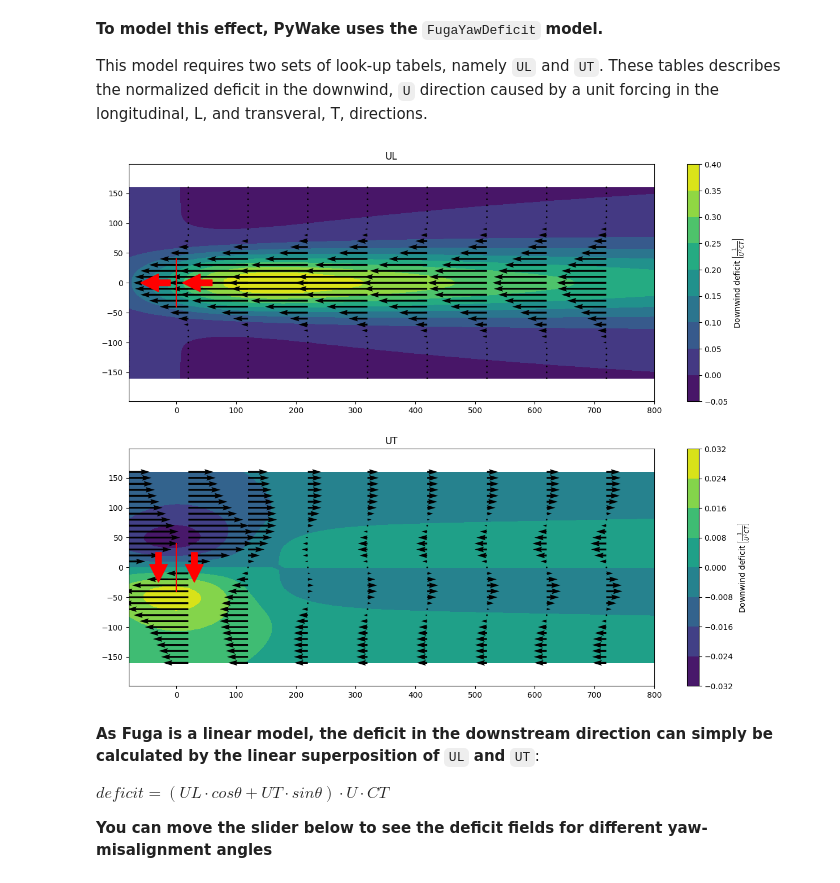
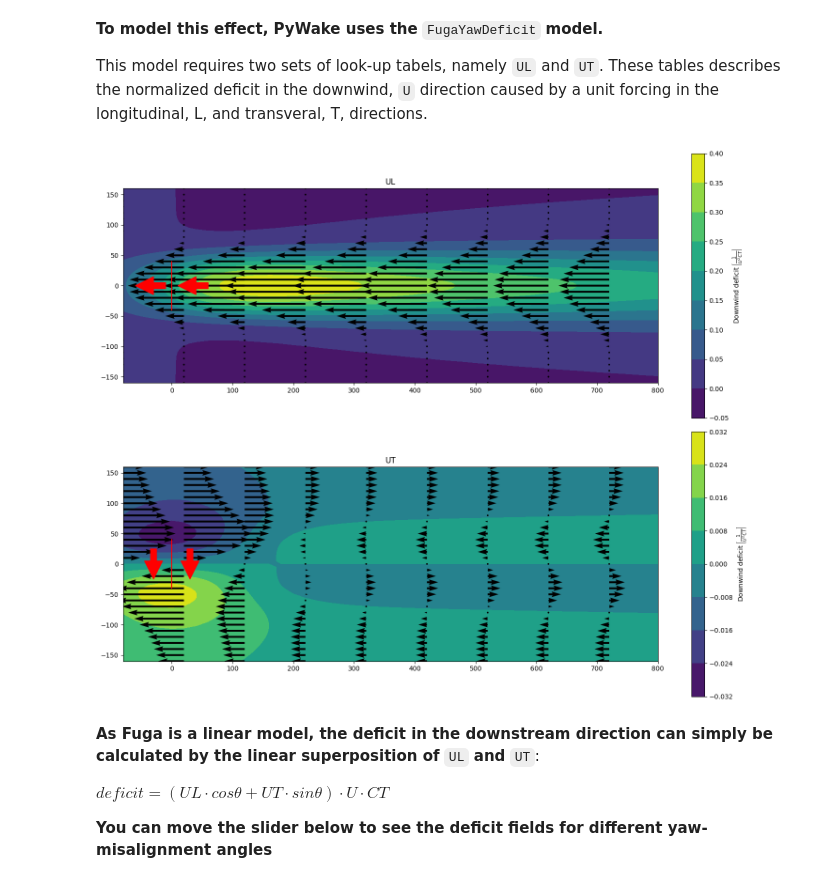
Before and after one commit to jchliao/pywake, a Jupyter notebook: docs/notebooks/YawMisalignment.ipynb, the cells around one changed output. Drawn from its saved outputs; the diff is of its cells as text; code cells hidden in the pictures.

Commit message:
Fuga updates

```diff
--- a/docs/notebooks/YawMisalignment.ipynb
+++ b/docs/notebooks/YawMisalignment.ipynb
@@ -35,9 +35,14 @@ from py_wake.deficit_models import FugaYawDeficit
 from py_wake.deflection_models import FugaDeflection
 from py_wake.examples.data.hornsrev1 import Hornsrev1Site
 from py_wake.flow_map import XYGrid
+from py_wake.utils import fuga_utils
+from py_wake.utils.plotting import setup_plot
 
 wt = V80()
 site = Hornsrev1Site()
+D = wt.diameter()
+R = D/2
+xi0,xi1,yi = 508, 553, 33 #upstream, downstream and crosswind regions to load
 # %% [markdown]
 ## Effect 1 - Change of operation due to reduced inflow wind speed
 
@@ -123,36 +128,26 @@ $deficit_{downwind} = deficit_{normal} cos \theta$
 This model requires two sets of look-up tabels, namely `UL` and `UT`. These tables describes the normalized deficit in the downwind, `U` direction caused by a unit forcing in the longitudinal, L, and transveral, T, directions.
 # %%
 fuga = FugaYawDeficit(tfp + 'fuga/2MW/Z0=0.00001000Zi=00400Zeta0=0.00E+00.nc')
-D = 80
-R = D/2
-x0,x1,y = 1,10,2 #upstream, downstream and crosswind regions to load [D]
-xi0 = int(512-x0/(fuga.dx/D))
-xi1 = int(512+x1/(fuga.dx/D))+1
-yi = int(y/(fuga.dy/D))+1
-UL, UT = [-fuga.mirror(v,anti_symmetric=a) for v, a in zip(fuga.load_luts()[:2,0,:yi, xi0:xi1], (False,True))]
+UL, UT = [fuga_utils.mirror(v,anti_symmetric=a) for v, a in zip(fuga.da[:,:yi, xi0:xi1], (False,True))]
 # %%
 axes = plt.subplots(2,1, figsize=(15,12))[1]
-X, Y = np.meshgrid(fuga.x[xi0:xi1], fuga.mirror(fuga.y[:yi], anti_symmetric=True))
+X, Y = np.meshgrid(fuga.x[xi0:xi1], fuga_utils.mirror(fuga.y[:yi], anti_symmetric=True))
 wtL = np.array([[0,0],[-D/2,D/2]])
 for ax, v, l in zip(axes.flatten(), [UL, -UT], ['UL','UT']):
     c = ax.contourf(X, Y, v)
     plt.colorbar(c, ax=ax, label=r'Downwind deficit $\left[\frac{1}{U^2 CT}\right]$')
     s = (slice(None,None,2),slice(None,None,5))
     ax.quiver(X[s], Y[s], -v[s]*(l[0]=='U'), v[s]*(l[0]=='V'))
     ax.plot([0,0],[-D/2,D/2],'r')
     if l[1]=='L':
         ax.arrow(-10,0,-20,0,color='r', width=10,head_length=30)
         ax.arrow(60,0,-20,0,color='r', width=10,head_length=30)
     else:
         ax.arrow(-30,25,0,-20,color='r', width=10,head_length=30)
         ax.arrow(30,25,0,-20,color='r', width=10,head_length=30)
-
-    ax.axis('equal')
-    ax.set_xlim([-D,10*D])
-    ax.set_ylim([-D,D])
-    ax.set_title(l)
+    setup_plot(ax=ax, axis='scaled', title=l,grid=False,xlim=[-D,10*D])
 # %% [output]
-[figure, old version]
+[figure, new version]
 # %% [markdown]
 **As Fuga is a linear model, the deficit in the downstream direction can simply be calculated by the linear superposition of** `UL` **and** `UT`:
 
```
Also changed, not shown: parts of 4 cells of this notebook, 22 other files.
